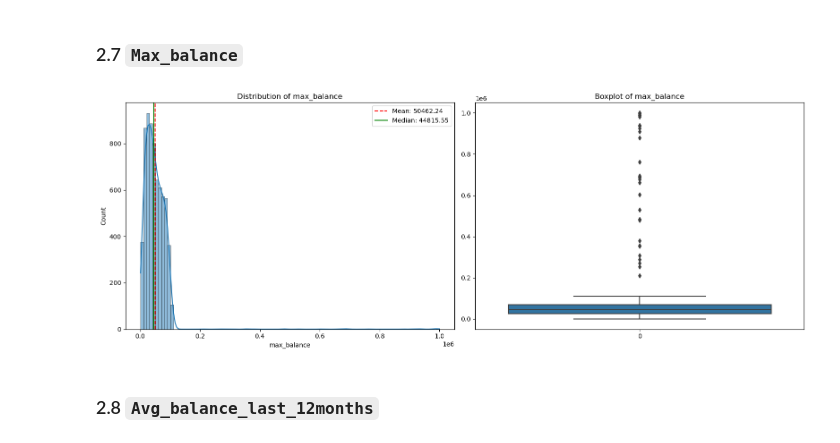
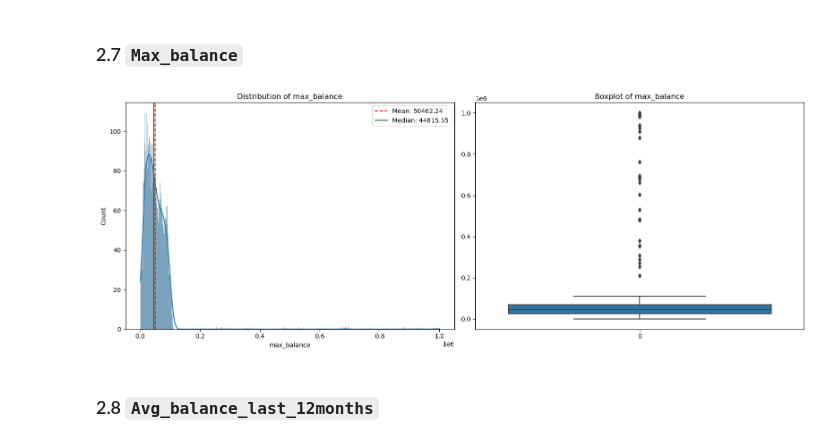
Before and after one commit to hchamikadilshan/CreditRisk360-ISC2024, a Jupyter notebook: notebooks/4 - eda.ipynb, the cells around one changed output. Saved outputs shown, nothing was run; the diff lists cells and outputs as text; code cells hidden in the pictures.

```diff
--- a/notebooks/4 - eda.ipynb
+++ b/notebooks/4 - eda.ipynb
@@ -358,23 +399,23 @@ plt.show()
 # %%
 col = "max_balance"
 mean_value = data[col].mean()
 median_value = data[col].median()
 
 fig, axes = plt.subplots(1, 2, figsize=(16, 6))
 
-sns.histplot(data[col], kde=True, bins=100, ax=axes[0])
+sns.histplot(data[col], kde=True, bins=1000, ax=axes[0])
 axes[0].axvline(mean_value, color='r', linestyle='--', label=f'Mean: {mean_value:.2f}')
 axes[0].axvline(median_value, color='g', linestyle='-', label=f'Median: {median_value:.2f}')
 axes[0].set_title(f"Distribution of {col}")
 axes[0].legend()
 
 sns.boxplot(data[col], ax=axes[1])
 axes[1].set_title(f"Boxplot of {col}")
 
 plt.tight_layout()
 plt.show()
 # %% [output]
-[figure, old version]
+[figure, new version]
 # %% [markdown]
 ### 2.8 `Avg_balance_last_12months`
 # %%
```
Also changed, not shown: parts of 46 cells of this notebook.
